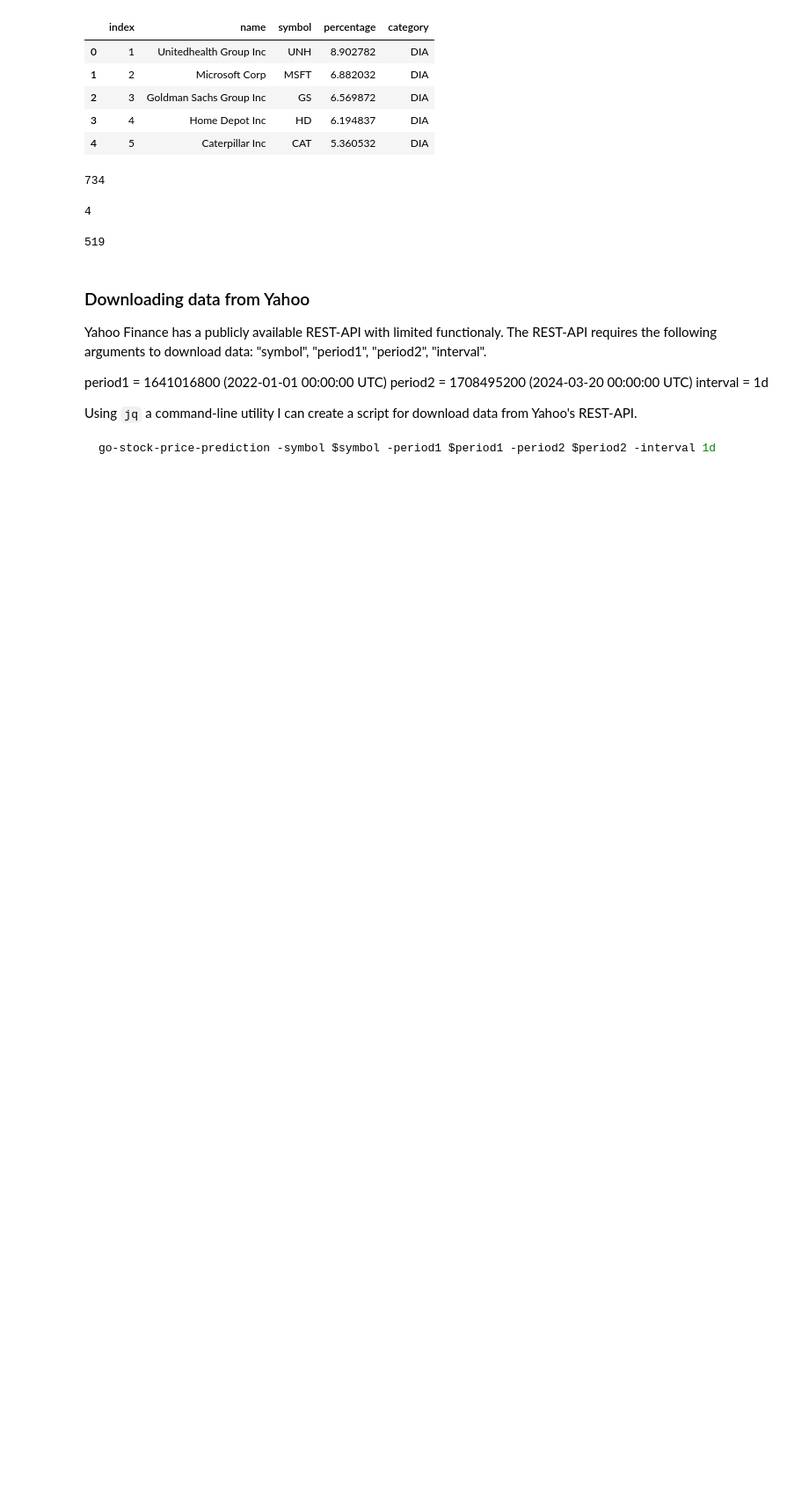
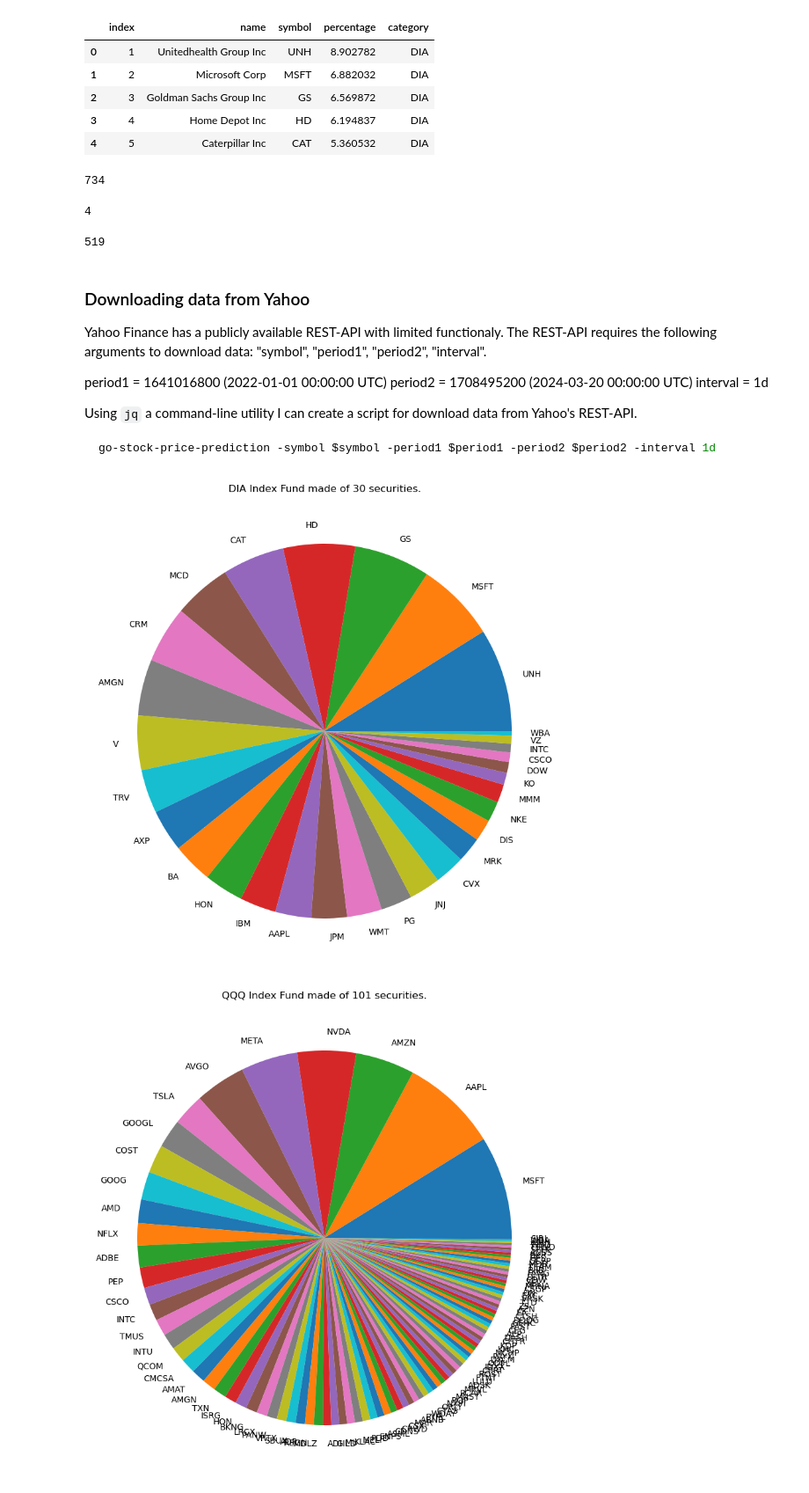
Before and after one commit to manguilar22/quantic-data-science-foundations, a Jupyter notebook: IndexFundBreakdown.ipynb, the cells around one changed output. Shown at 88% size. Cells and saved outputs as stored; diff of their text form; code cells hidden in the pictures; blank space fills up the shorter version.

```diff
--- a/IndexFundBreakdown.ipynb
+++ b/IndexFundBreakdown.ipynb
@@ -82,15 +82,18 @@ import numpy as np
 # %%
 for indexFund in indexFunds:
     try:
-        plt.figure(figsize=(10, 500))
+        plt.figure(figsize=(10,10))
 
         x = df[df['category']==indexFund]['percentage'].tolist()
         labels = df[df['category']==indexFund]['symbol'].tolist()
 
         plt.pie(x, labels = labels,labeldistance=1.1)
 
         plt.title(label=f"{indexFund} Index Fund made of {len(labels)} securities.")
         #plt.show()
         plt.savefig(f'data/plots/{indexFund}-piechart.png')
     except Exception as err:
         print(f'error: {err}')
+# %% [output]
+[figure, added]
+[figure, added]
```
Also changed, not shown: parts of 9 cells of this notebook, 4 other files.
